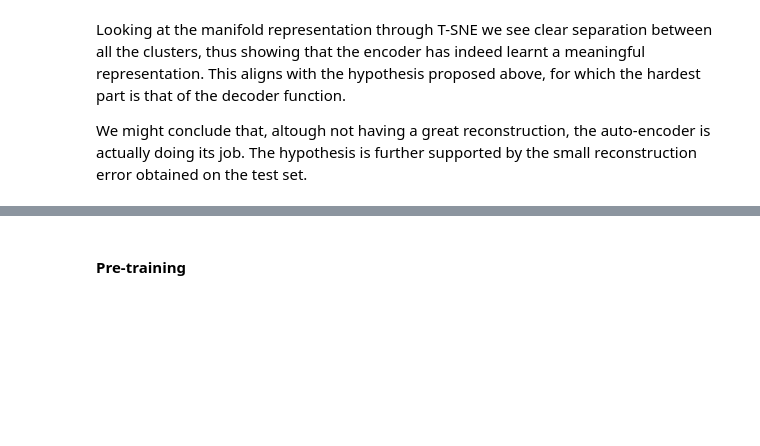
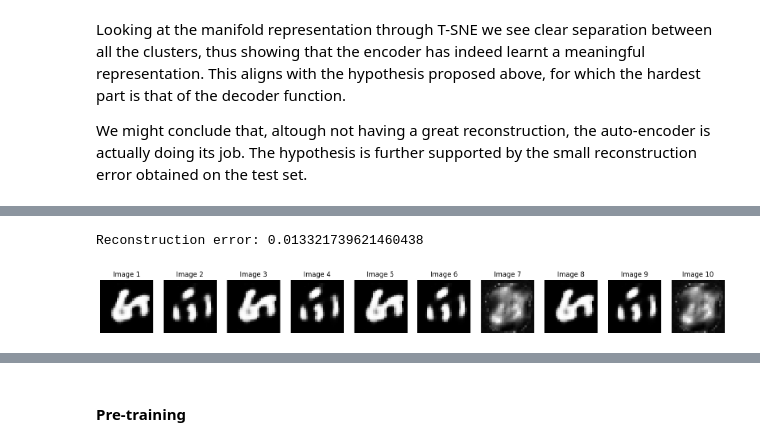
Before and after one commit to nicolapitzalis/quick-pattern-recognition, a Jupyter notebook: DeepAE.ipynb, the cells around one changed output, grey strips where cells are left out. Drawn from its saved outputs; the diff is of its cells as text; code cells hidden in the pictures; blank space fills up the shorter version.

```diff
--- a/DeepAE.ipynb
+++ b/DeepAE.ipynb
@@ -875,0 +873,11 @@ We might conclude that, altough not having a great reconstruction, the auto-enco
+# %%
+# compute the reconstruction error on the test set
+mse = K.losses.MeanSquaredError()
+reconstruction_error = mse(autoencoder.predict(test_images, verbose=0), test_images).numpy()
+print(f'Reconstruction error: {reconstruction_error}')
+# %% [output]
+Reconstruction error: 0.013321739621460438
+# %%
+convergence(autoencoder)
+# %% [output]
+[figure, added]
```
Also changed, not shown: parts of 18 cells of this notebook.
